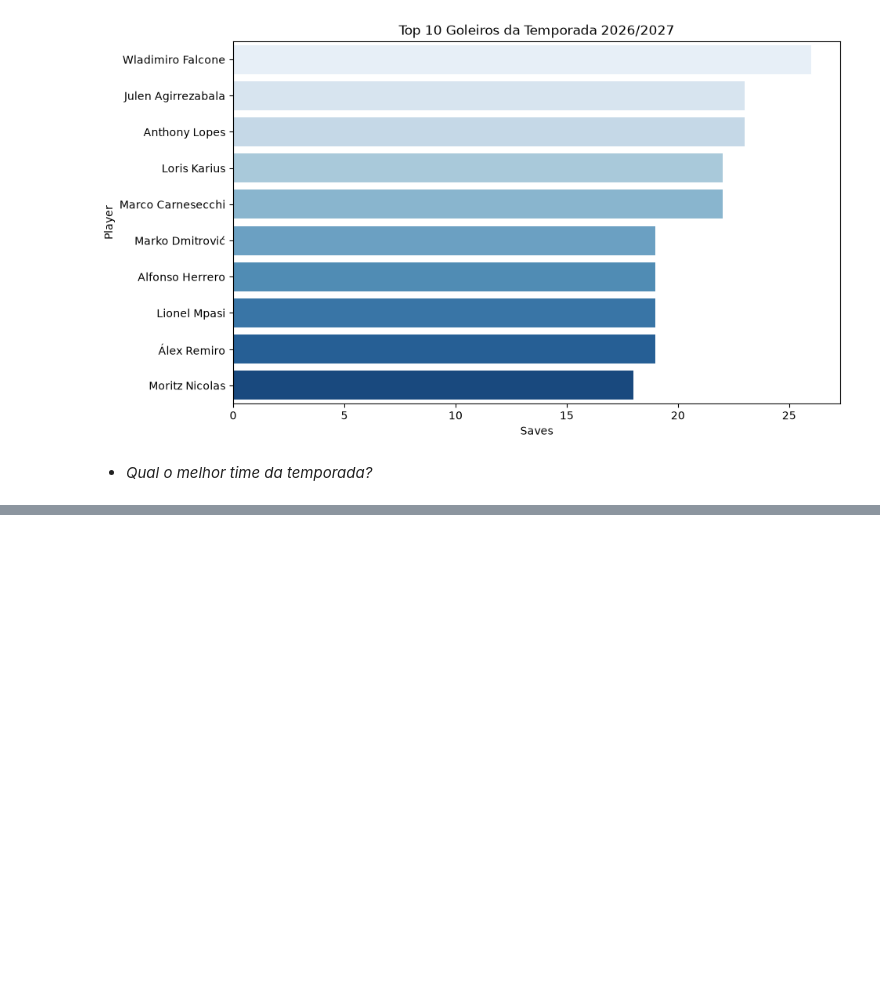
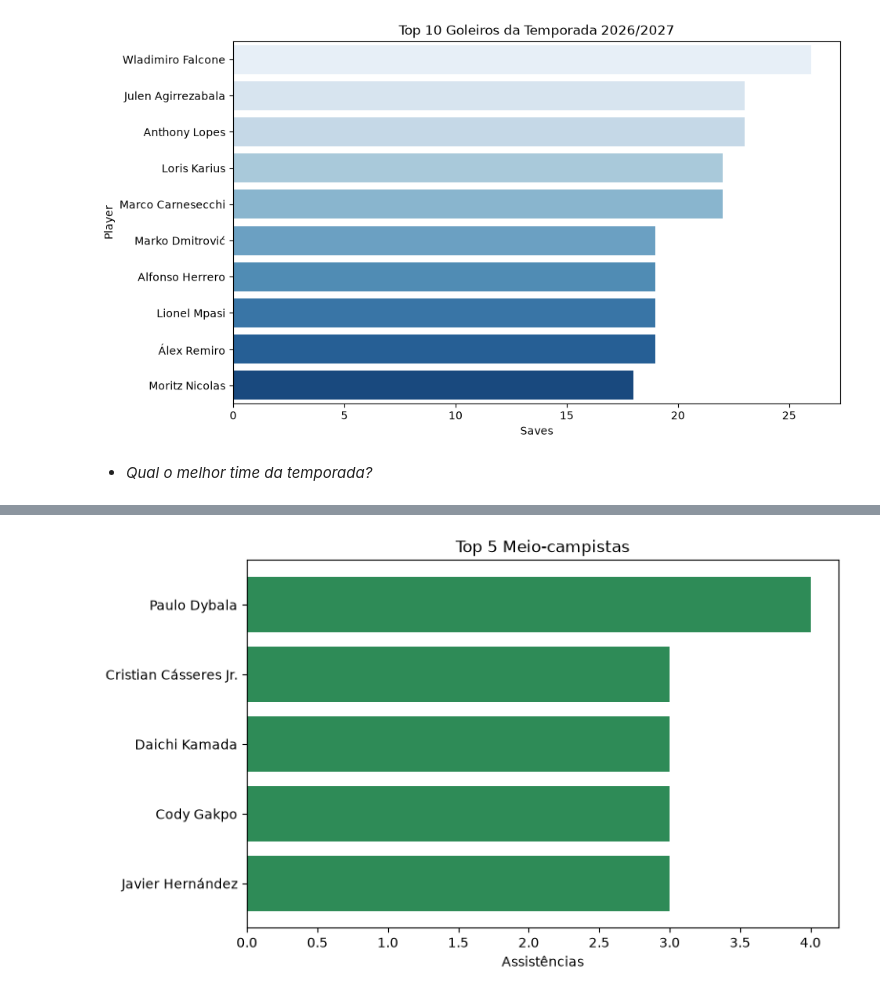
Before and after one commit to DanielSantanna1/analise-futebol-europeu, a Jupyter notebook: analise_futebol_europeu.ipynb, the cells around one changed output, grey strips where cells are left out. Drawn from its saved outputs; the diff is of its cells as text; code cells hidden in the pictures; blank space fills up the shorter version.

```diff
--- a/analise_futebol_europeu.ipynb
+++ b/analise_futebol_europeu.ipynb
@@ -280,0 +292,11 @@ Dream Team da Temporada 2026/2027:
+# %%
+top_meio = meio_campistas.sort_values(by='Ast', ascending=False).head(5)[['Player', 'Ast']]
+
+plt.figure(figsize=(8,5))
+plt.barh(top_meio['Player'], top_meio['Ast'], color='seagreen')
+plt.xlabel('Assistências')
+plt.title('Top 5 Meio-campistas')
+plt.gca().invert_yaxis()
+plt.show()
+# %% [output]
+[figure, added]
```
Also changed, not shown: parts of 4 cells of this notebook.
